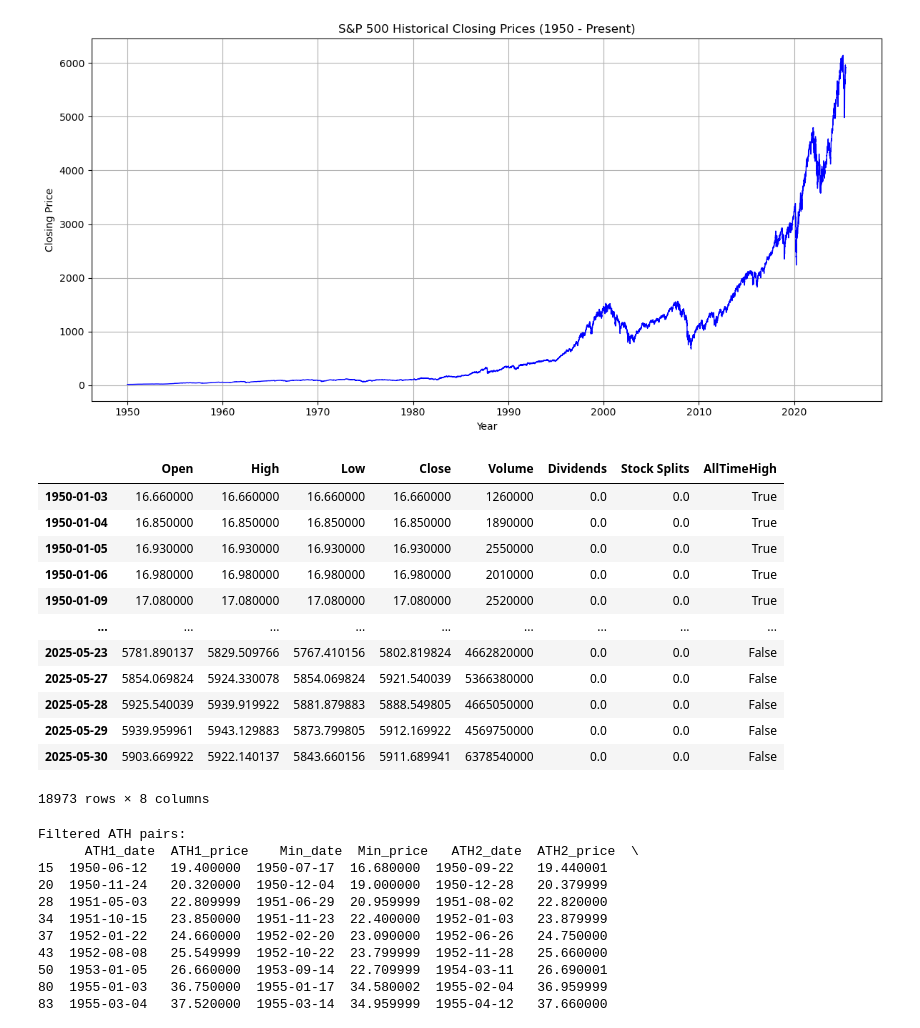
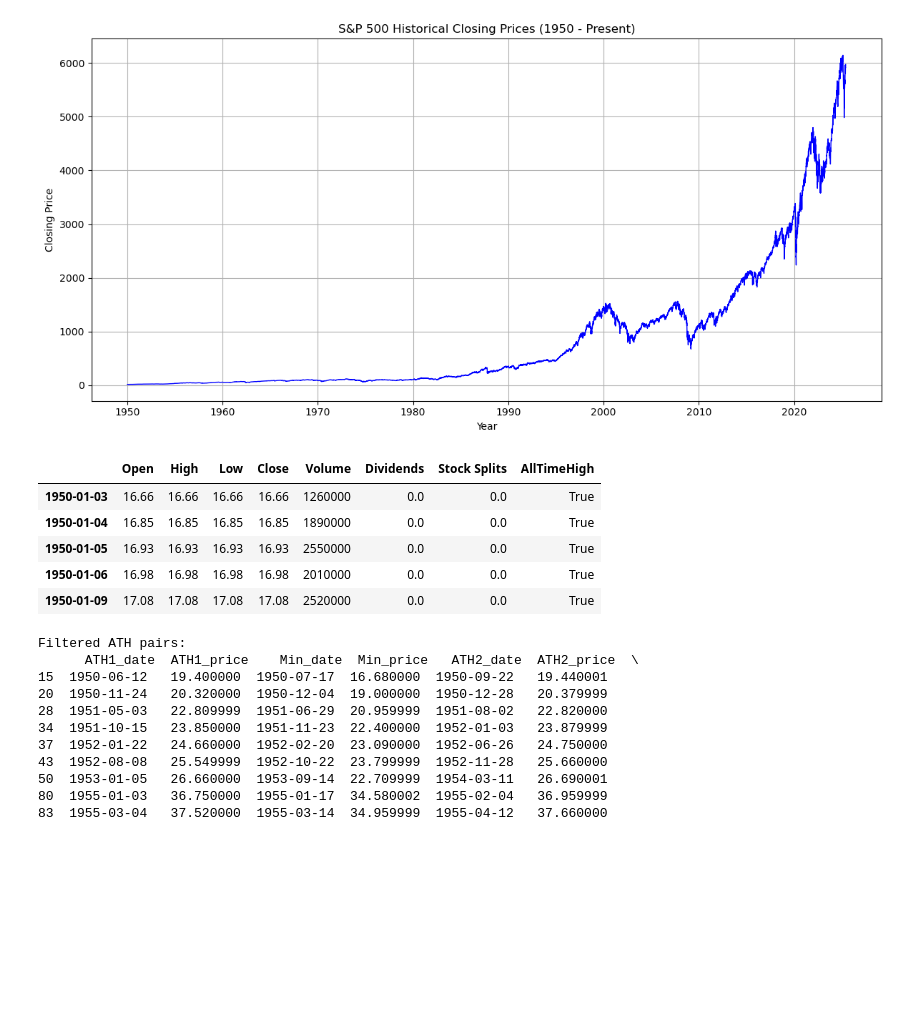
Before and after one commit to Haoshka/financial_analytics_course, a Jupyter notebook: homework_week1.ipynb, the cells around one changed output. Drawn from its saved outputs; the diff is of its cells as text; code cells hidden in the pictures; blank space fills up the shorter version.

```diff
--- a/homework_week1.ipynb
+++ b/homework_week1.ipynb
@@ -151,21 +151,14 @@ all_time_highs = data[data["AllTimeHigh"]]
 # Reset index to access row positions
 ath_dates = all_time_highs.index.to_list()
 # %%
-data
+data.head()
 # %% [output]
 |  | Open | High | Low | Close | Volume | Dividends | Stock Splits | AllTimeHigh |
-| 1950-01-03 | 16.660000 | 16.660000 | 16.660000 | 16.660000 | 1260000 | 0.0 | 0.0 | True |
-| 1950-01-04 | 16.850000 | 16.850000 | 16.850000 | 16.850000 | 1890000 | 0.0 | 0.0 | True |
-| 1950-01-05 | 16.930000 | 16.930000 | 16.930000 | 16.930000 | 2550000 | 0.0 | 0.0 | True |
-| 1950-01-06 | 16.980000 | 16.980000 | 16.980000 | 16.980000 | 2010000 | 0.0 | 0.0 | True |
-| 1950-01-09 | 17.080000 | 17.080000 | 17.080000 | 17.080000 | 2520000 | 0.0 | 0.0 | True |
-| ... | ... | ... | ... | ... | ... | ... | ... | ... |
-| 2025-05-23 | 5781.890137 | 5829.509766 | 5767.410156 | 5802.819824 | 4662820000 | 0.0 | 0.0 | False |
-| 2025-05-27 | 5854.069824 | 5924.330078 | 5854.069824 | 5921.540039 | 5366380000 | 0.0 | 0.0 | False |
-| 2025-05-28 | 5925.540039 | 5939.919922 | 5881.879883 | 5888.549805 | 4665050000 | 0.0 | 0.0 | False |
-| 2025-05-29 | 5939.959961 | 5943.129883 | 5873.799805 | 5912.169922 | 4569750000 | 0.0 | 0.0 | False |
-| 2025-05-30 | 5903.669922 | 5922.140137 | 5843.660156 | 5911.689941 | 6378540000 | 0.0 | 0.0 | False |
+| 1950-01-03 | 16.66 | 16.66 | 16.66 | 16.66 | 1260000 | 0.0 | 0.0 | True |
+| 1950-01-04 | 16.85 | 16.85 | 16.85 | 16.85 | 1890000 | 0.0 | 0.0 | True |
+| 1950-01-05 | 16.93 | 16.93 | 16.93 | 16.93 | 2550000 | 0.0 | 0.0 | True |
+| 1950-01-06 | 16.98 | 16.98 | 16.98 | 16.98 | 2010000 | 0.0 | 0.0 | True |
+| 1950-01-09 | 17.08 | 17.08 | 17.08 | 17.08 | 2520000 | 0.0 | 0.0 | True |
-18973 rows × 8 columns
 # %%
 # Store results: (ATH1_date, ATH1_price, min_date, min_price, ATH2_date, ATH2_price, drawdown, duration)
 ath_pairs = []
```
Also changed, not shown: parts of 10 cells of this notebook.
